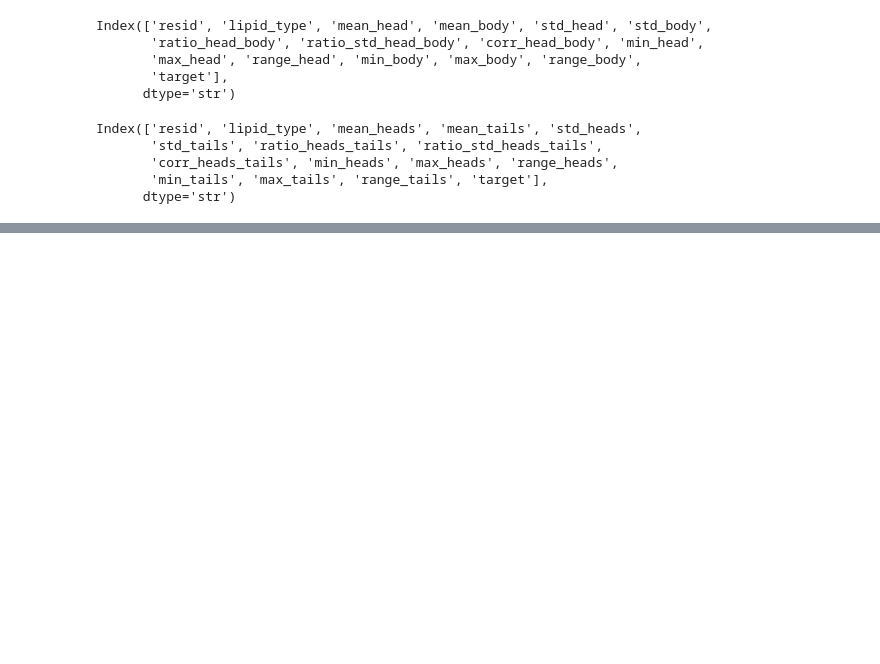
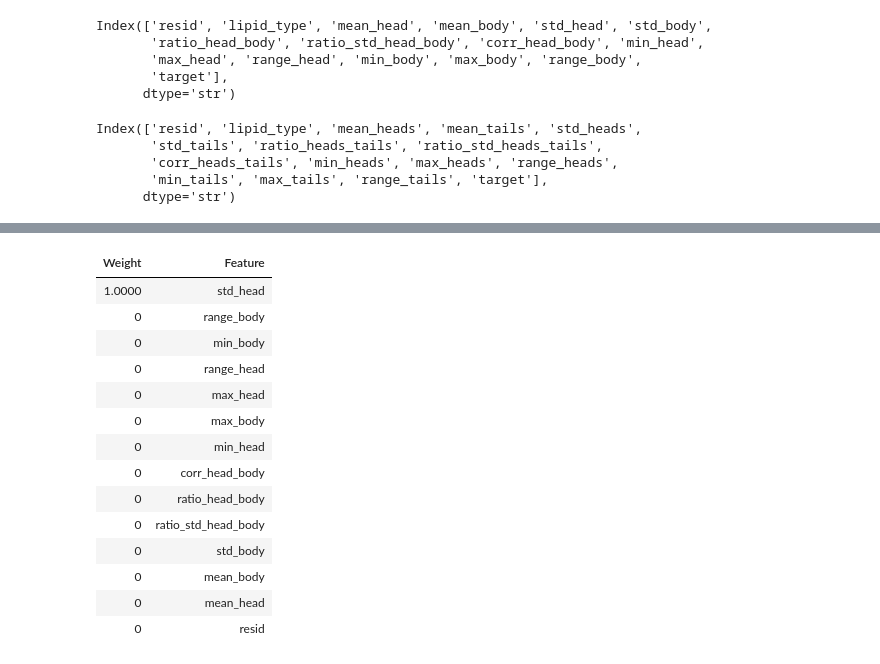
Before and after one commit to dylanhrojas/mouse-nmr, a Jupyter notebook: analysis.ipynb, the cells around one changed output, grey strips where cells are left out. Cells and saved outputs as stored; diff of their text form; code cells hidden in the pictures; blank space fills up the shorter version.

```diff
--- a/analysis.ipynb
+++ b/analysis.ipynb
@@ -620,0 +854,19 @@ Index(['resid', 'lipid_type', 'mean_heads', 'mean_tails', 'std_heads',
+# %%
+xgb_baseline.fit(X_train_chol_scaled, y_train_chol)
+eli5.show_weights(xgb_baseline, feature_names=X_chol.columns.to_list())
+# %% [output]
+| Weight | Feature |
+| 1.0000 | std_head |
+| 0 | range_body |
+| 0 | min_body |
+| 0 | range_head |
+| 0 | max_head |
+| 0 | max_body |
+| 0 | min_head |
+| 0 | corr_head_body |
+| 0 | ratio_head_body |
+| 0 | ratio_std_head_body |
+| 0 | std_body |
+| 0 | mean_body |
+| 0 | mean_head |
+| 0 | resid |
```
Also changed, not shown: parts of 17 cells of this notebook.
